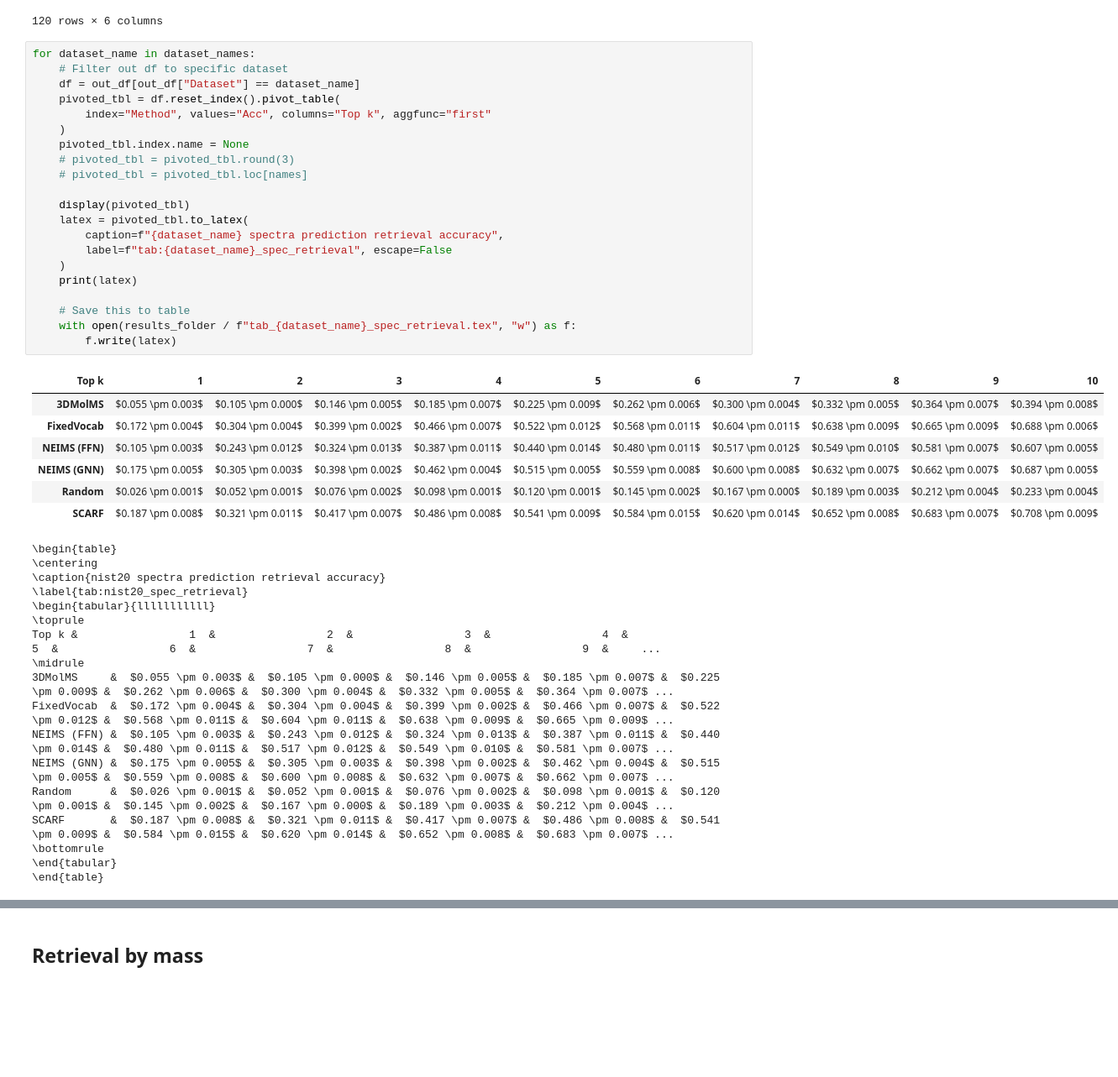
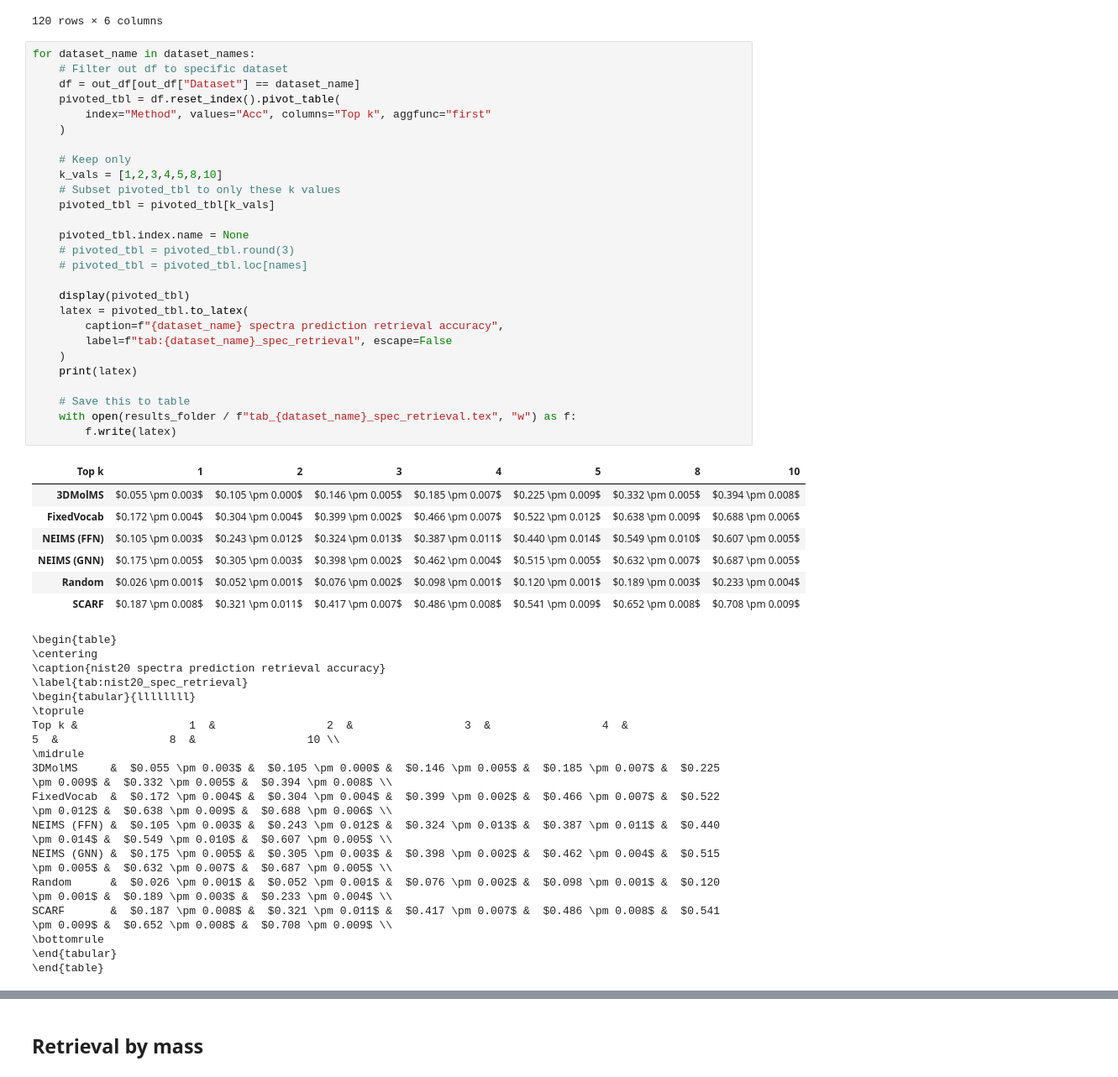
Before and after one commit to samgoldman97/ms-pred, a Jupyter notebook: notebooks/scarf_fig_retrieval.ipynb, the cells around one changed output, grey strips where cells are left out. Shown: that part at 84% size. Drawn from its saved outputs; the diff is of its cells as text; blank space fills up the shorter version.

```diff
--- a/notebooks/scarf_fig_retrieval.ipynb
+++ b/notebooks/scarf_fig_retrieval.ipynb
@@ -98,46 +101,52 @@ out_df
 # %%
 for dataset_name in dataset_names:
     # Filter out df to specific dataset
     df = out_df[out_df["Dataset"] == dataset_name]
     pivoted_tbl = df.reset_index().pivot_table(
         index="Method", values="Acc", columns="Top k", aggfunc="first"
     )
+
+    # Keep only
+    k_vals = [1,2,3,4,5,8,10]
+    # Subset pivoted_tbl to only these k values
+    pivoted_tbl = pivoted_tbl[k_vals]
+
     pivoted_tbl.index.name = None
     # pivoted_tbl = pivoted_tbl.round(3)
     # pivoted_tbl = pivoted_tbl.loc[names]
 
     display(pivoted_tbl)
     latex = pivoted_tbl.to_latex(
         caption=f"{dataset_name} spectra prediction retrieval accuracy",
         label=f"tab:{dataset_name}_spec_retrieval", escape=False
     )
     print(latex)
 
     # Save this to table
     with open(results_folder / f"tab_{dataset_name}_spec_retrieval.tex", "w") as f:
         f.write(latex)
 # %% [output]
-| Top k | 1 | 2 | 3 | 4 | 5 | 6 | 7 | 8 | 9 | 10 |
-| 3DMolMS | $0.055 \pm 0.003$ | $0.105 \pm 0.000$ | $0.146 \pm 0.005$ | $0.185 \pm 0.007$ | $0.225 \pm 0.009$ | $0.262 \pm 0.006$ | $0.300 \pm 0.004$ | $0.332 \pm 0.005$ | $0.364 \pm 0.007$ | $0.394 \pm 0.008$ |
-| FixedVocab | $0.172 \pm 0.004$ | $0.304 \pm 0.004$ | $0.399 \pm 0.002$ | $0.466 \pm 0.007$ | $0.522 \pm 0.012$ | $0.568 \pm 0.011$ | $0.604 \pm 0.011$ | $0.638 \pm 0.009$ | $0.665 \pm 0.009$ | $0.688 \pm 0.006$ |
-| NEIMS (FFN) | $0.105 \pm 0.003$ | $0.243 \pm 0.012$ | $0.324 \pm 0.013$ | $0.387 \pm 0.011$ | $0.440 \pm 0.014$ | $0.480 \pm 0.011$ | $0.517 \pm 0.012$ | $0.549 \pm 0.010$ | $0.581 \pm 0.007$ | $0.607 \pm 0.005$ |
-| NEIMS (GNN) | $0.175 \pm 0.005$ | $0.305 \pm 0.003$ | $0.398 \pm 0.002$ | $0.462 \pm 0.004$ | $0.515 \pm 0.005$ | $0.559 \pm 0.008$ | $0.600 \pm 0.008$ | $0.632 \pm 0.007$ | $0.662 \pm 0.007$ | $0.687 \pm 0.005$ |
-| Random | $0.026 \pm 0.001$ | $0.052 \pm 0.001$ | $0.076 \pm 0.002$ | $0.098 \pm 0.001$ | $0.120 \pm 0.001$ | $0.145 \pm 0.002$ | $0.167 \pm 0.000$ | $0.189 \pm 0.003$ | $0.212 \pm 0.004$ | $0.233 \pm 0.004$ |
-| SCARF | $0.187 \pm 0.008$ | $0.321 \pm 0.011$ | $0.417 \pm 0.007$ | $0.486 \pm 0.008$ | $0.541 \pm 0.009$ | $0.584 \pm 0.015$ | $0.620 \pm 0.014$ | $0.652 \pm 0.008$ | $0.683 \pm 0.007$ | $0.708 \pm 0.009$ |
+| Top k | 1 | 2 | 3 | 4 | 5 | 8 | 10 |
+| 3DMolMS | $0.055 \pm 0.003$ | $0.105 \pm 0.000$ | $0.146 \pm 0.005$ | $0.185 \pm 0.007$ | $0.225 \pm 0.009$ | $0.332 \pm 0.005$ | $0.394 \pm 0.008$ |
+| FixedVocab | $0.172 \pm 0.004$ | $0.304 \pm 0.004$ | $0.399 \pm 0.002$ | $0.466 \pm 0.007$ | $0.522 \pm 0.012$ | $0.638 \pm 0.009$ | $0.688 \pm 0.006$ |
+| NEIMS (FFN) | $0.105 \pm 0.003$ | $0.243 \pm 0.012$ | $0.324 \pm 0.013$ | $0.387 \pm 0.011$ | $0.440 \pm 0.014$ | $0.549 \pm 0.010$ | $0.607 \pm 0.005$ |
+| NEIMS (GNN) | $0.175 \pm 0.005$ | $0.305 \pm 0.003$ | $0.398 \pm 0.002$ | $0.462 \pm 0.004$ | $0.515 \pm 0.005$ | $0.632 \pm 0.007$ | $0.687 \pm 0.005$ |
+| Random | $0.026 \pm 0.001$ | $0.052 \pm 0.001$ | $0.076 \pm 0.002$ | $0.098 \pm 0.001$ | $0.120 \pm 0.001$ | $0.189 \pm 0.003$ | $0.233 \pm 0.004$ |
+| SCARF | $0.187 \pm 0.008$ | $0.321 \pm 0.011$ | $0.417 \pm 0.007$ | $0.486 \pm 0.008$ | $0.541 \pm 0.009$ | $0.652 \pm 0.008$ | $0.708 \pm 0.009$ |
 \begin{table}
 \centering
 \caption{nist20 spectra prediction retrieval accuracy}
 \label{tab:nist20_spec_retrieval}
-\begin{tabular}{lllllllllll}
+\begin{tabular}{llllllll}
 \toprule
-Top k &                 1  &                 2  &                 3  &                 4  &                 5  &                 6  &                 7  &                 8  &                 9  &     ...
+Top k &                 1  &                 2  &                 3  &                 4  &                 5  &                 8  &                 10 \\
 \midrule
-3DMolMS     &  $0.055 \pm 0.003$ &  $0.105 \pm 0.000$ &  $0.146 \pm 0.005$ &  $0.185 \pm 0.007$ &  $0.225 \pm 0.009$ &  $0.262 \pm 0.006$ &  $0.300 \pm 0.004$ &  $0.332 \pm 0.005$ &  $0.364 \pm 0.007$ ...
-FixedVocab  &  $0.172 \pm 0.004$ &  $0.304 \pm 0.004$ &  $0.399 \pm 0.002$ &  $0.466 \pm 0.007$ &  $0.522 \pm 0.012$ &  $0.568 \pm 0.011$ &  $0.604 \pm 0.011$ &  $0.638 \pm 0.009$ &  $0.665 \pm 0.009$ ...
-NEIMS (FFN) &  $0.105 \pm 0.003$ &  $0.243 \pm 0.012$ &  $0.324 \pm 0.013$ &  $0.387 \pm 0.011$ &  $0.440 \pm 0.014$ &  $0.480 \pm 0.011$ &  $0.517 \pm 0.012$ &  $0.549 \pm 0.010$ &  $0.581 \pm 0.007$ ...
-NEIMS (GNN) &  $0.175 \pm 0.005$ &  $0.305 \pm 0.003$ &  $0.398 \pm 0.002$ &  $0.462 \pm 0.004$ &  $0.515 \pm 0.005$ &  $0.559 \pm 0.008$ &  $0.600 \pm 0.008$ &  $0.632 \pm 0.007$ &  $0.662 \pm 0.007$ ...
-Random      &  $0.026 \pm 0.001$ &  $0.052 \pm 0.001$ &  $0.076 \pm 0.002$ &  $0.098 \pm 0.001$ &  $0.120 \pm 0.001$ &  $0.145 \pm 0.002$ &  $0.167 \pm 0.000$ &  $0.189 \pm 0.003$ &  $0.212 \pm 0.004$ ...
-SCARF       &  $0.187 \pm 0.008$ &  $0.321 \pm 0.011$ &  $0.417 \pm 0.007$ &  $0.486 \pm 0.008$ &  $0.541 \pm 0.009$ &  $0.584 \pm 0.015$ &  $0.620 \pm 0.014$ &  $0.652 \pm 0.008$ &  $0.683 \pm 0.007$ ...
+3DMolMS     &  $0.055 \pm 0.003$ &  $0.105 \pm 0.000$ &  $0.146 \pm 0.005$ &  $0.185 \pm 0.007$ &  $0.225 \pm 0.009$ &  $0.332 \pm 0.005$ &  $0.394 \pm 0.008$ \\
+FixedVocab  &  $0.172 \pm 0.004$ &  $0.304 \pm 0.004$ &  $0.399 \pm 0.002$ &  $0.466 \pm 0.007$ &  $0.522 \pm 0.012$ &  $0.638 \pm 0.009$ &  $0.688 \pm 0.006$ \\
+NEIMS (FFN) &  $0.105 \pm 0.003$ &  $0.243 \pm 0.012$ &  $0.324 \pm 0.013$ &  $0.387 \pm 0.011$ &  $0.440 \pm 0.014$ &  $0.549 \pm 0.010$ &  $0.607 \pm 0.005$ \\
+NEIMS (GNN) &  $0.175 \pm 0.005$ &  $0.305 \pm 0.003$ &  $0.398 \pm 0.002$ &  $0.462 \pm 0.004$ &  $0.515 \pm 0.005$ &  $0.632 \pm 0.007$ &  $0.687 \pm 0.005$ \\
+Random      &  $0.026 \pm 0.001$ &  $0.052 \pm 0.001$ &  $0.076 \pm 0.002$ &  $0.098 \pm 0.001$ &  $0.120 \pm 0.001$ &  $0.189 \pm 0.003$ &  $0.233 \pm 0.004$ \\
+SCARF       &  $0.187 \pm 0.008$ &  $0.321 \pm 0.011$ &  $0.417 \pm 0.007$ &  $0.486 \pm 0.008$ &  $0.541 \pm 0.009$ &  $0.652 \pm 0.008$ &  $0.708 \pm 0.009$ \\
 \bottomrule
 \end{tabular}
 \end{table}
```
Also changed, not shown: parts of 3 cells of this notebook, 3 other files.
